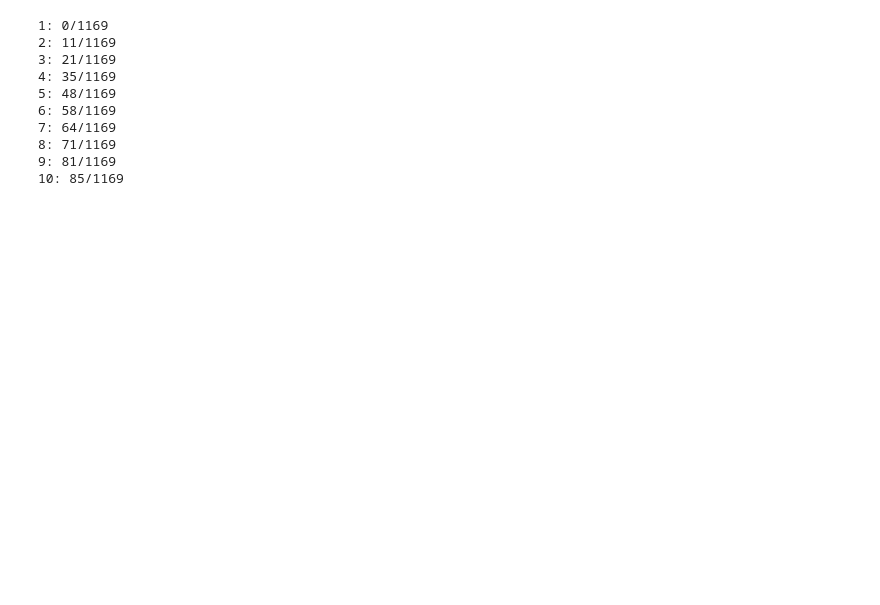
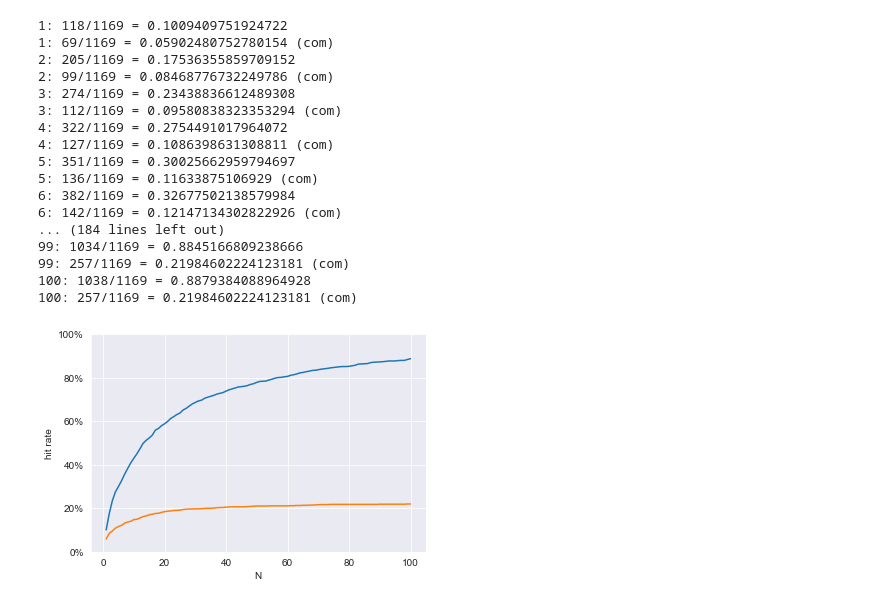
Before and after one commit to andompesta/ComE, a Jupyter notebook: notebooks/facebook/test.ipynb, the cells around one changed output. Saved outputs shown, nothing was run; the diff lists cells and outputs as text; code cells hidden in the pictures; blank space fills up the shorter version.

Commit message:
compute fb hit_rates

```diff
--- a/notebooks/facebook/test.ipynb
+++ b/notebooks/facebook/test.ipynb
@@ -90,37 +189,75 @@ for index, _ in test.iterrows():
 # %%
-for N in range(1, 20):
+Ns = []
+hit_rates = []
+hit_rates_com = []
+
+for N in range(1, 101):
 
     # counters
     hits = 0
     misses = 0
+    hits_com = 0
+    misses_com = 0
 
     for userId in results.keys():
-        (top_list, distances) = results[userId]
-
+        top_list, _ = results[userId]
+        top_list_com, _ = results_com[userId]
         # get Top-N friend suggestions
         top_N = top_list.values()[:N]
-
+        top_N_com = top_list_com.values()[:N]
         # get user's test friend
         test_friend = test.query(f"u == {userId}").index.get_level_values('v')[0]
-
         # evaluate
         hit = test_friend in top_N
         if hit:
             hits += 1
         else:
             misses += 1
+        hit_com = test_friend in top_N_com
+        if hit_com:
+            hits_com += 1
+        else:
+            misses_com += 1
 
         #print(f"Friend suggestion {test_friend} {'found' if hit else 'not found'} in user {userId}'s Top-{N} list: ", top_N)
 
-    print(f"{N}: {hits}/{hits+misses}")
+    hit_rate = hits / (hits+misses)
+    hit_rate_com = hits_com / (hits_com+misses_com)
+    print(f"{N}: {hits}/{hits+misses} = {hit_rate}")
+    print(f"{N}: {hits_com}/{hits_com+misses_com} = {hit_rate_com} (com)")
+
+    Ns.append(N)
+    hit_rates.append(hit_rate)
+    hit_rates_com.append(hit_rate_com)
 # %% [output]
-1: 0/1169
-2: 11/1169
-3: 21/1169
-4: 35/1169
-5: 48/1169
-6: 58/1169
-7: 64/1169
-8: 71/1169
-9: 81/1169
-10: 85/1169
+1: 118/1169 = 0.1009409751924722
+1: 69/1169 = 0.05902480752780154 (com)
+2: 205/1169 = 0.17536355859709152
+2: 99/1169 = 0.08468776732249786 (com)
+3: 274/1169 = 0.23438836612489308
+3: 112/1169 = 0.09580838323353294 (com)
+4: 322/1169 = 0.2754491017964072
+4: 127/1169 = 0.1086398631308811 (com)
+5: 351/1169 = 0.30025662959794697
+5: 136/1169 = 0.11633875106929 (com)
+6: 382/1169 = 0.32677502138579984
+6: 142/1169 = 0.12147134302822926 (com)
+... (184 lines left out)
+99: 1034/1169 = 0.8845166809238666
+99: 257/1169 = 0.21984602224123181 (com)
+100: 1038/1169 = 0.8879384088964928
+100: 257/1169 = 0.21984602224123181 (com)
+# %%
+hit_rate_df = pd.DataFrame(columns=Ns)
+
+sns.set_style("darkgrid")
+
+ax = sns.lineplot(x=Ns, y=hit_rates)
+plt.plot(Ns, hit_rates_com)
+ax.set(xlabel='N', ylabel='hit rate', ylim=(0, 1))
+ax.yaxis.set_major_formatter(PercentFormatter(1))
+
+fig = ax.get_figure()
+fig.savefig("./hit_rates.png")
+# %% [output]
+[figure, added]
```
Also changed, not shown: parts of 4 cells of this notebook, 1 other file.
